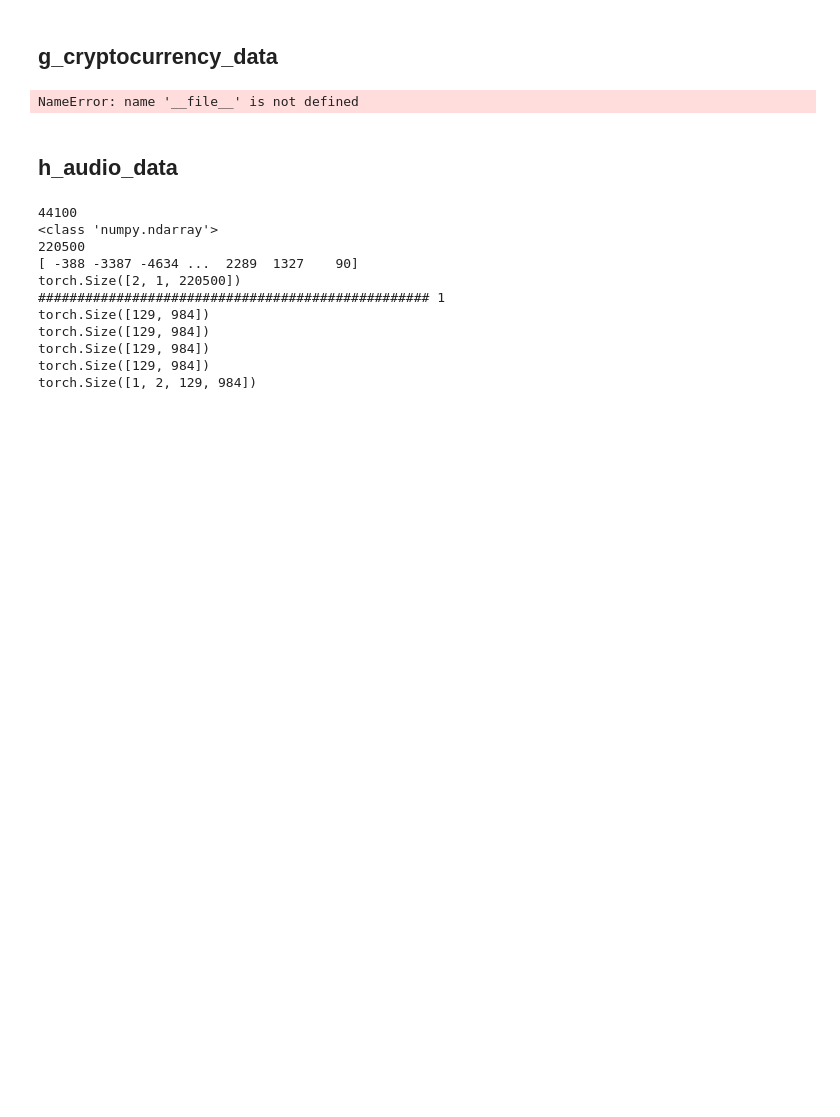
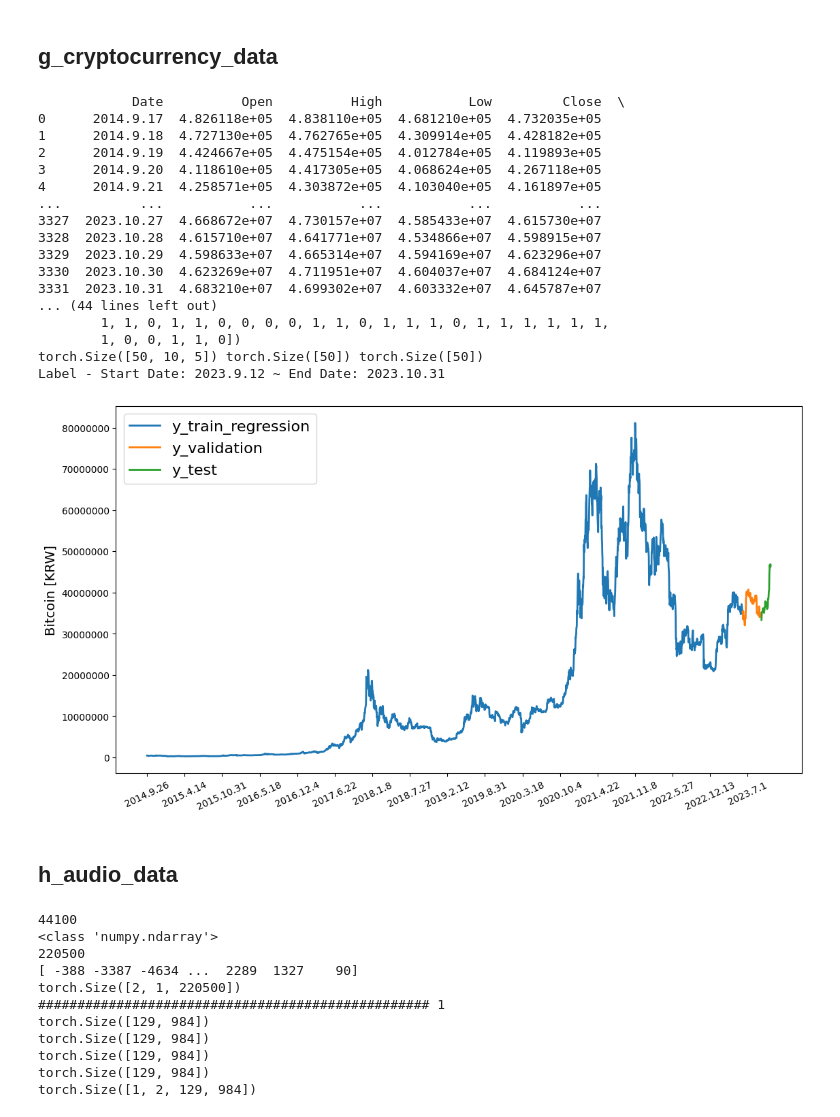
Before and after one commit to LeeCGeun/DeepLearning, a Jupyter notebook: _02_homeworks/hw1_2.ipynb, the cells around one changed output. Drawn from its saved outputs; the diff is of its cells as text; code cells hidden in the pictures; blank space fills up the shorter version.

```diff
--- a/_02_homeworks/hw1_2.ipynb
+++ b/_02_homeworks/hw1_2.ipynb
@@ -549,5 +600,5 @@ import matplotlib.pyplot as plt
 # %%
-BASE_PATH = str(Path(__file__).resolve().parent.parent.parent) # BASE_PATH: /Users/yhhan/git/link_dl
+BASE_PATH = str(Path(os.getcwd()).resolve().parent) # BASE_PATH: /Users/yhhan/git/link_dl
 import sys
 sys.path.append(BASE_PATH)
 
@@ -650,34 +701,51 @@ for idx in range(row_cursor, row_cursor + test_size):
   sequence_data = df.iloc[idx: idx + sequence_size].values   # sequence_data.shape: (sequence_size, 5)
   X_test_list.append(torch.from_numpy(sequence_data))
   y_test_regression_list.append(df.iloc[idx + sequence_size - 1]["Close"])
   y_test_classification_list.append(
     1 if df.iloc[idx + sequence_size - 1]["Close"] > df.iloc[idx + sequence_size - 2]["Close"] else 0
   )
   y_test_date.append(date_list[idx + sequence_size - 1])
   row_cursor += 1
 
 X_test = torch.stack(X_test_list, dim=0).to(torch.float)
 y_test_regression = torch.tensor(y_test_regression_list, dtype=torch.float32) / y_normalizer
 y_test_classification = torch.tensor(y_test_classification_list, dtype=torch.int64)
 print(y_test_classification)
 X_test = (X_test - m) / s
 print(X_test.shape, y_test_regression.shape, y_test_classification.shape)
 print("Label - Start Date: {0} ~ End Date: {1}".format(y_test_date[0], y_test_date[-1]))
 
 #######################################################################################
 
 fig, ax = plt.subplots(1, figsize=(13, 7))
 ax.plot(y_train_date, y_train_regression * y_normalizer, label="y_train_regression", linewidth=2)
 ax.plot(y_validation_date, y_validation_regression * y_normalizer, label="y_validation", linewidth=2)
 ax.plot(y_test_date, y_test_regression * y_normalizer, label="y_test", linewidth=2)
 ax.set_ylabel('Bitcoin [KRW]', fontsize=14)
 ax.set_xticks(ax.get_xticks()[::200])
 plt.ticklabel_format(style='plain', axis='y')
 plt.xticks(rotation=25)
 ax.legend(loc='upper left', fontsize=16)
 plt.show()
 # %% [output]
-NameError: name '__file__' is not defined
+            Date          Open          High           Low         Close  \
+0      2014.9.17  4.826118e+05  4.838110e+05  4.681210e+05  4.732035e+05
+1      2014.9.18  4.727130e+05  4.762765e+05  4.309914e+05  4.428182e+05
+2      2014.9.19  4.424667e+05  4.475154e+05  4.012784e+05  4.119893e+05
+3      2014.9.20  4.118610e+05  4.417305e+05  4.068624e+05  4.267118e+05
+4      2014.9.21  4.258571e+05  4.303872e+05  4.103040e+05  4.161897e+05
+...          ...           ...           ...           ...           ...
+3327  2023.10.27  4.668672e+07  4.730157e+07  4.585433e+07  4.615730e+07
+3328  2023.10.28  4.615710e+07  4.641771e+07  4.534866e+07  4.598915e+07
+3329  2023.10.29  4.598633e+07  4.665314e+07  4.594169e+07  4.623296e+07
+3330  2023.10.30  4.623269e+07  4.711951e+07  4.604037e+07  4.684124e+07
+3331  2023.10.31  4.683210e+07  4.699302e+07  4.603332e+07  4.645787e+07
+... (44 lines left out)
+        1, 1, 0, 1, 1, 0, 0, 0, 0, 1, 1, 0, 1, 1, 1, 0, 1, 1, 1, 1, 1, 1,
+        1, 0, 0, 1, 1, 0])
+torch.Size([50, 10, 5]) torch.Size([50]) torch.Size([50])
+Label - Start Date: 2023.9.12 ~ End Date: 2023.10.31
+[figure, added]
 # %% [markdown]
 ## h_audio_data
 # %%
```
Also changed, not shown: parts of 26 cells of this notebook, 1 other file.
